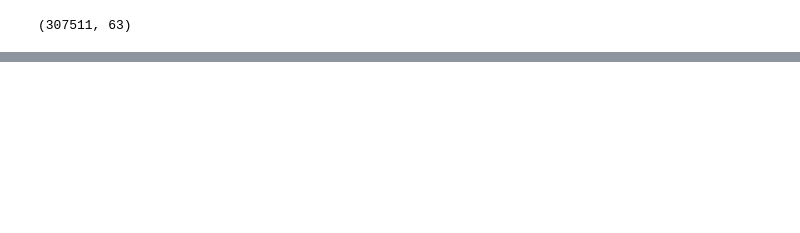
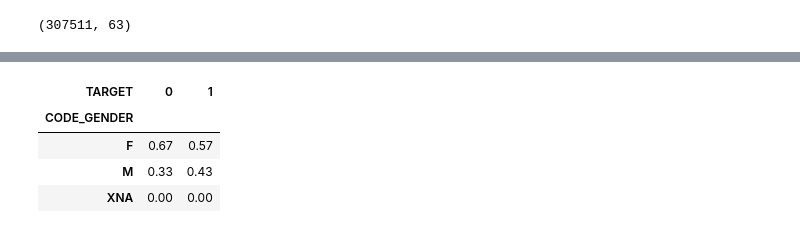
Before and after one commit to malgorzatakolka/HomeCreditDefaultRisk, a Jupyter notebook: Untitled.ipynb, the cells around one changed output, grey strips where cells are left out. Cells and saved outputs as stored; diff of their text form; code cells hidden in the pictures; blank space fills up the shorter version.

```diff
--- a/Untitled.ipynb
+++ b/Untitled.ipynb
@@ -245,0 +259,10 @@ Pearson correaltions of numerical columns
+# %%
+x1 = pd.crosstab(df['CODE_GENDER'], df['TARGET']).apply(lambda x: x/sum(x), axis=0)
+# %%
+x1
+# %% [output]
+| TARGET | 0 | 1 |
+| CODE_GENDER |  |  |
+| F | 0.67 | 0.57 |
+| M | 0.33 | 0.43 |
+| XNA | 0.00 | 0.00 |
```
Also changed, not shown: parts of 20 cells of this notebook.
